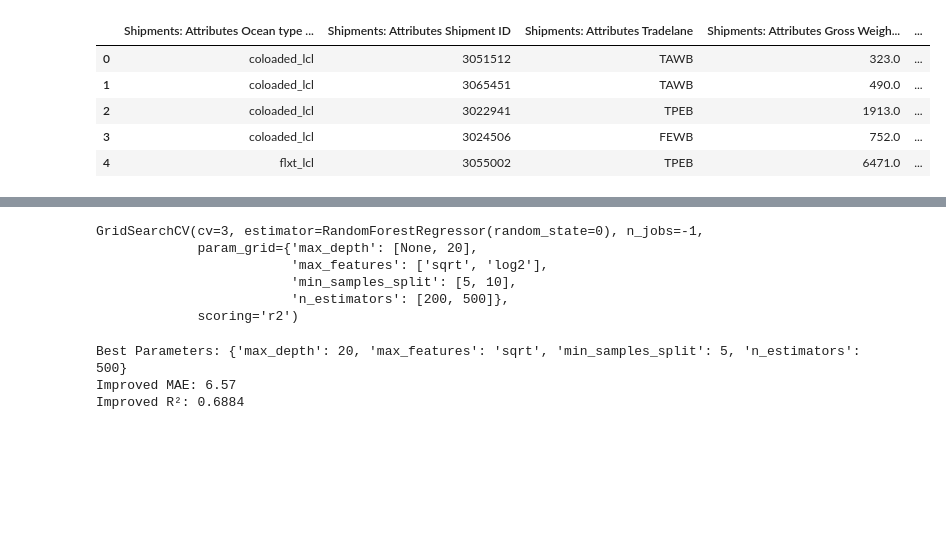
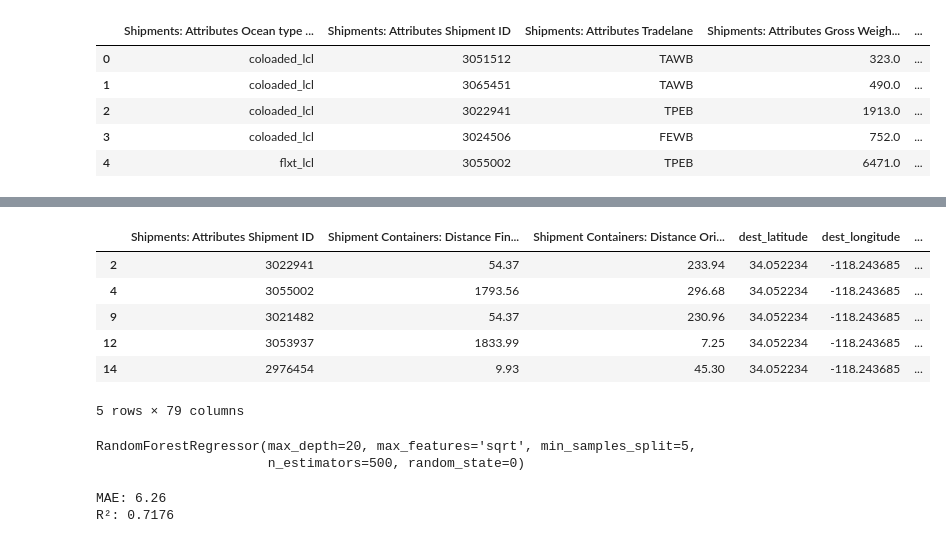
Before and after one commit to BinodGaihre/final_project_ABS, a Jupyter notebook: tepb.ipynb, the cells around one changed output, grey strips where cells are left out. Drawn from its saved outputs; the diff is of its cells as text; code cells hidden in the pictures; blank space fills up the shorter version.

```diff
--- a/tepb.ipynb
+++ b/tepb.ipynb
@@ -106,3 +141,14 @@ X = pd.get_dummies(X)
+# %%
+
+X.head()
+# %% [output]
+|  | Shipments: Attributes Shipment ID | Shipment Containers: Distance Fin... | Shipment Containers: Distance Ori... | dest_latitude | dest_longitude | ... |
+| 2 | 3022941 | 54.37 | 233.94 | 34.052234 | -118.243685 | ... |
+| 4 | 3055002 | 1793.56 | 296.68 | 34.052234 | -118.243685 | ... |
+| 9 | 3021482 | 54.37 | 230.96 | 34.052234 | -118.243685 | ... |
+| 12 | 3053937 | 1833.99 | 7.25 | 34.052234 | -118.243685 | ... |
+| 14 | 2976454 | 9.93 | 45.30 | 34.052234 | -118.243685 | ... |
+5 rows × 79 columns
 # %%
 # 4. Train/test split
 X_train, X_test, y_train, y_test = train_test_split(X, y, random_state=0)
@@ -117,10 +163,10 @@ param_grid = {
 # %%
-grid = GridSearchCV(RandomForestRegressor(random_state=0), param_grid, cv=3, scoring='r2', n_jobs=-1)
+grid = RandomForestRegressor(n_estimators= 500,
+                             max_features= 'sqrt',
+                             min_samples_split= 5,
+                             max_depth= 20,
+                             random_state=0)
 grid.fit(X_train, y_train)
 # %% [output]
-GridSearchCV(cv=3, estimator=RandomForestRegressor(random_state=0), n_jobs=-1,
-             param_grid={'max_depth': [None, 20],
-                         'max_features': ['sqrt', 'log2'],
-                         'min_samples_split': [5, 10],
-                         'n_estimators': [200, 500]},
-             scoring='r2')
+RandomForestRegressor(max_depth=20, max_features='sqrt', min_samples_split=5,
+                      n_estimators=500, random_state=0)
@@ -127,14 +175,12 @@ GridSearchCV(cv=3, estimator=RandomForestRegressor(random_state=0), n_jobs=-1,
 # %%
 # 6. Evaluate best model
-best_model = grid.best_estimator_
-preds = best_model.predict(X_test)
+# best_model = grid.best_estimator_
+# preds = best_model.predict(X_test)
 mae = mean_absolute_error(y_test, preds)
 r2 = r2_score(y_test, preds)
 
-print("Best Parameters:", grid.best_params_)
-print(f"Improved MAE: {mae:.2f}")
-print(f"Improved R²: {r2:.4f}")
+print(f"MAE: {mae:.2f}")
+print(f"R²: {r2:.4f}")
 # %% [output]
-Best Parameters: {'max_depth': 20, 'max_features': 'sqrt', 'min_samples_split': 5, 'n_estimators': 500}
-Improved MAE: 6.57
-Improved R²: 0.6884
+MAE: 6.26
+R²: 0.7176
```
Also changed, not shown: parts of 13 cells of this notebook.
